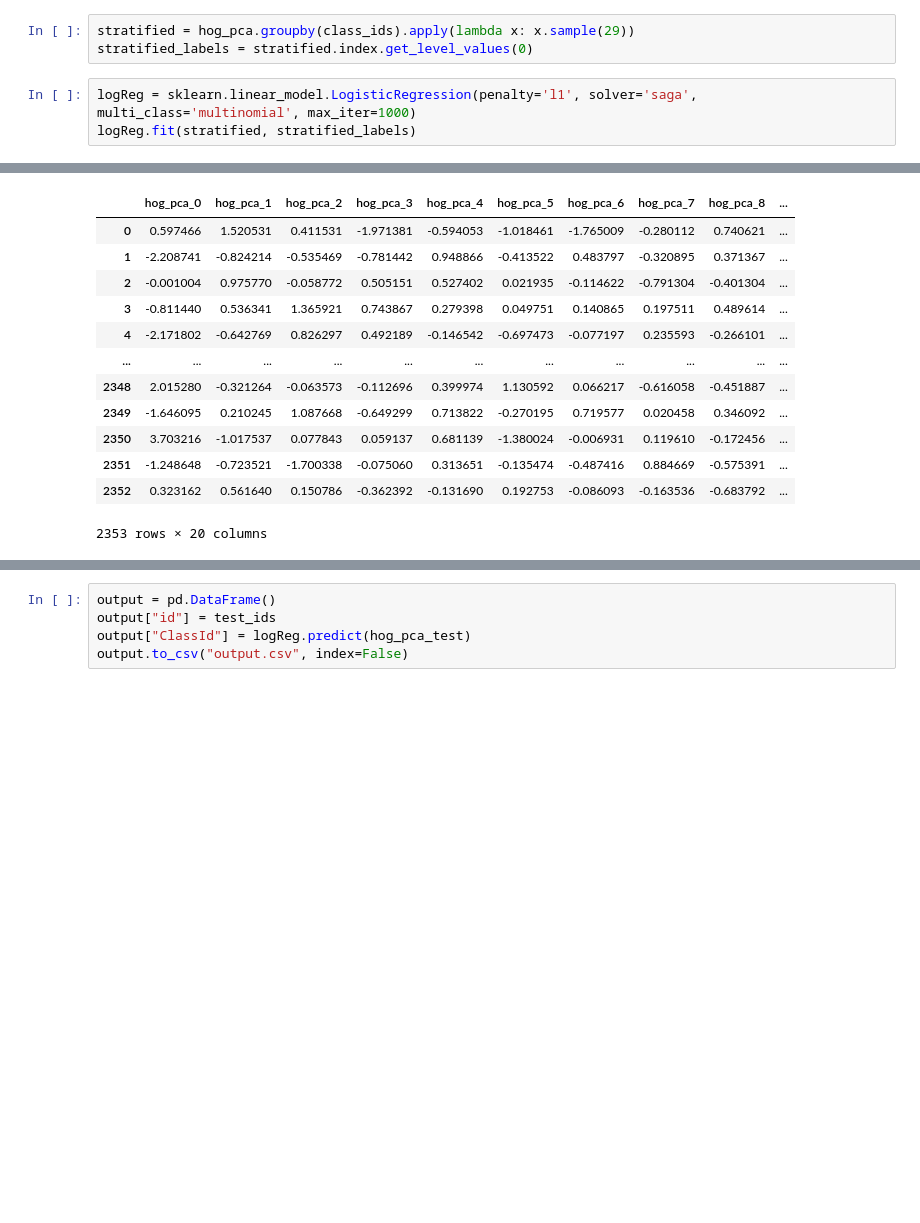
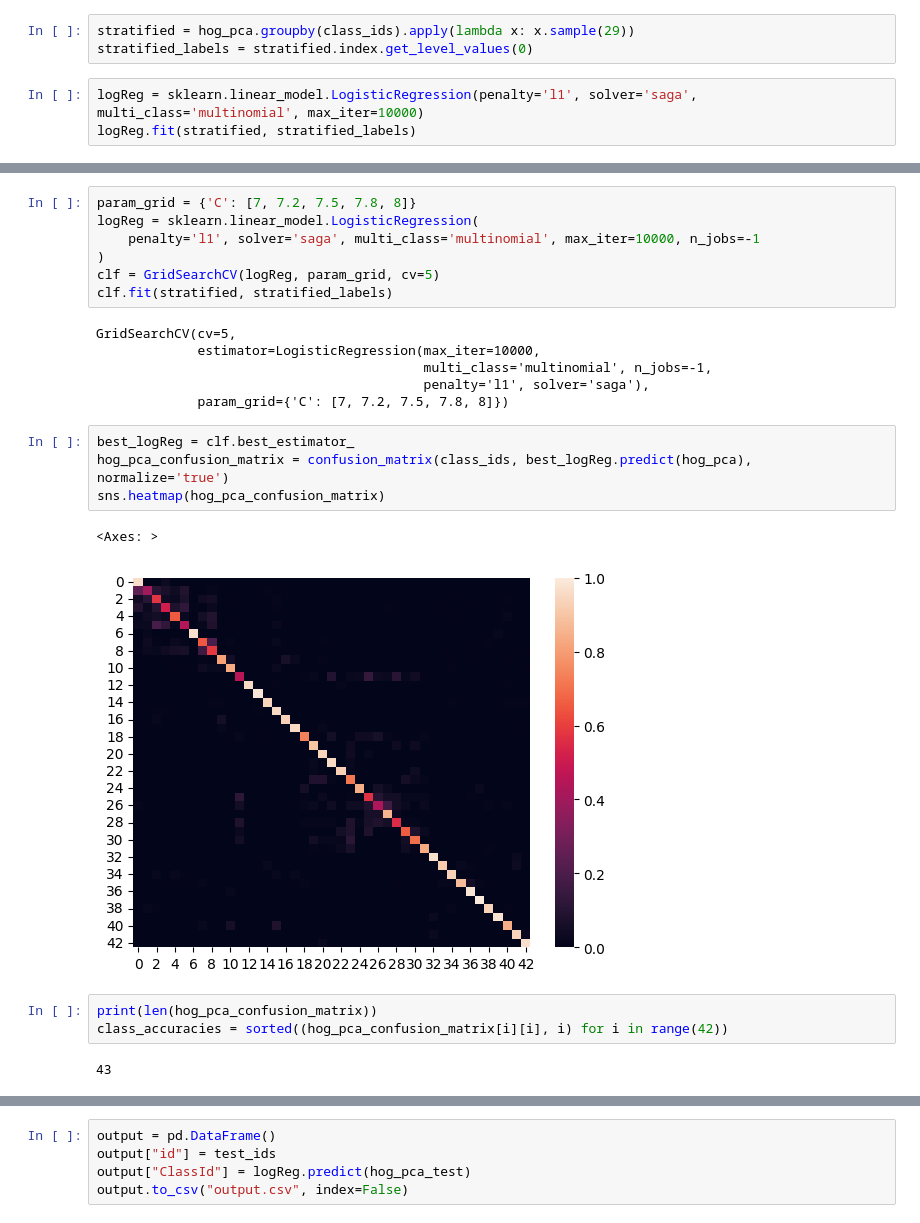
Before and after one commit to Biporian/ML_ASS_2, a Jupyter notebook: Hog.ipynb, the cells around one changed output, grey strips where cells are left out. Drawn from its saved outputs; the diff is of its cells as text; blank space fills up the shorter version.

```diff
--- a/Hog.ipynb
+++ b/Hog.ipynb
@@ -71,6 +64,6 @@ hog_pca
 stratified = hog_pca.groupby(class_ids).apply(lambda x: x.sample(29))
 stratified_labels = stratified.index.get_level_values(0)
 # %%
-logReg = sklearn.linear_model.LogisticRegression(penalty='l1', solver='saga', multi_class='multinomial', max_iter=1000)
+logReg = sklearn.linear_model.LogisticRegression(penalty='l1', solver='saga', multi_class='multinomial', max_iter=10000)
 logReg.fit(stratified, stratified_labels)
 # %% [output]
@@ -79,15 +92,25 @@ LogisticRegression(max_iter=1000, multi_class='multinomial', penalty='l1',
 # %%
+param_grid = {'C': [7, 7.2, 7.5, 7.8, 8]}
+logReg = sklearn.linear_model.LogisticRegression(
+    penalty='l1', solver='saga', multi_class='multinomial', max_iter=10000, n_jobs=-1
+)
+clf = GridSearchCV(logReg, param_grid, cv=5)
+clf.fit(stratified, stratified_labels)
 # %% [output]
-|  | hog_pca_0 | hog_pca_1 | hog_pca_2 | hog_pca_3 | hog_pca_4 | hog_pca_5 | hog_pca_6 | hog_pca_7 | hog_pca_8 | ... |
-| 0 | 0.597466 | 1.520531 | 0.411531 | -1.971381 | -0.594053 | -1.018461 | -1.765009 | -0.280112 | 0.740621 | ... |
-| 1 | -2.208741 | -0.824214 | -0.535469 | -0.781442 | 0.948866 | -0.413522 | 0.483797 | -0.320895 | 0.371367 | ... |
-| 2 | -0.001004 | 0.975770 | -0.058772 | 0.505151 | 0.527402 | 0.021935 | -0.114622 | -0.791304 | -0.401304 | ... |
-| 3 | -0.811440 | 0.536341 | 1.365921 | 0.743867 | 0.279398 | 0.049751 | 0.140865 | 0.197511 | 0.489614 | ... |
-| 4 | -2.171802 | -0.642769 | 0.826297 | 0.492189 | -0.146542 | -0.697473 | -0.077197 | 0.235593 | -0.266101 | ... |
-| ... | ... | ... | ... | ... | ... | ... | ... | ... | ... | ... |
-| 2348 | 2.015280 | -0.321264 | -0.063573 | -0.112696 | 0.399974 | 1.130592 | 0.066217 | -0.616058 | -0.451887 | ... |
-| 2349 | -1.646095 | 0.210245 | 1.087668 | -0.649299 | 0.713822 | -0.270195 | 0.719577 | 0.020458 | 0.346092 | ... |
-| 2350 | 3.703216 | -1.017537 | 0.077843 | 0.059137 | 0.681139 | -1.380024 | -0.006931 | 0.119610 | -0.172456 | ... |
-| 2351 | -1.248648 | -0.723521 | -1.700338 | -0.075060 | 0.313651 | -0.135474 | -0.487416 | 0.884669 | -0.575391 | ... |
-| 2352 | 0.323162 | 0.561640 | 0.150786 | -0.362392 | -0.131690 | 0.192753 | -0.086093 | -0.163536 | -0.683792 | ... |
-2353 rows × 20 columns
+GridSearchCV(cv=5,
+             estimator=LogisticRegression(max_iter=10000,
+                                          multi_class='multinomial', n_jobs=-1,
+                                          penalty='l1', solver='saga'),
+             param_grid={'C': [7, 7.2, 7.5, 7.8, 8]})
+# %%
+best_logReg = clf.best_estimator_
+hog_pca_confusion_matrix = confusion_matrix(class_ids, best_logReg.predict(hog_pca), normalize='true')
+sns.heatmap(hog_pca_confusion_matrix)
+# %% [output]
+<Axes: >
+[figure, added]
+# %%
+print(len(hog_pca_confusion_matrix))
+class_accuracies = sorted((hog_pca_confusion_matrix[i][i], i) for i in range(42))
+# %% [output]
+43
```
Also changed, not shown: parts of 7 cells of this notebook.
